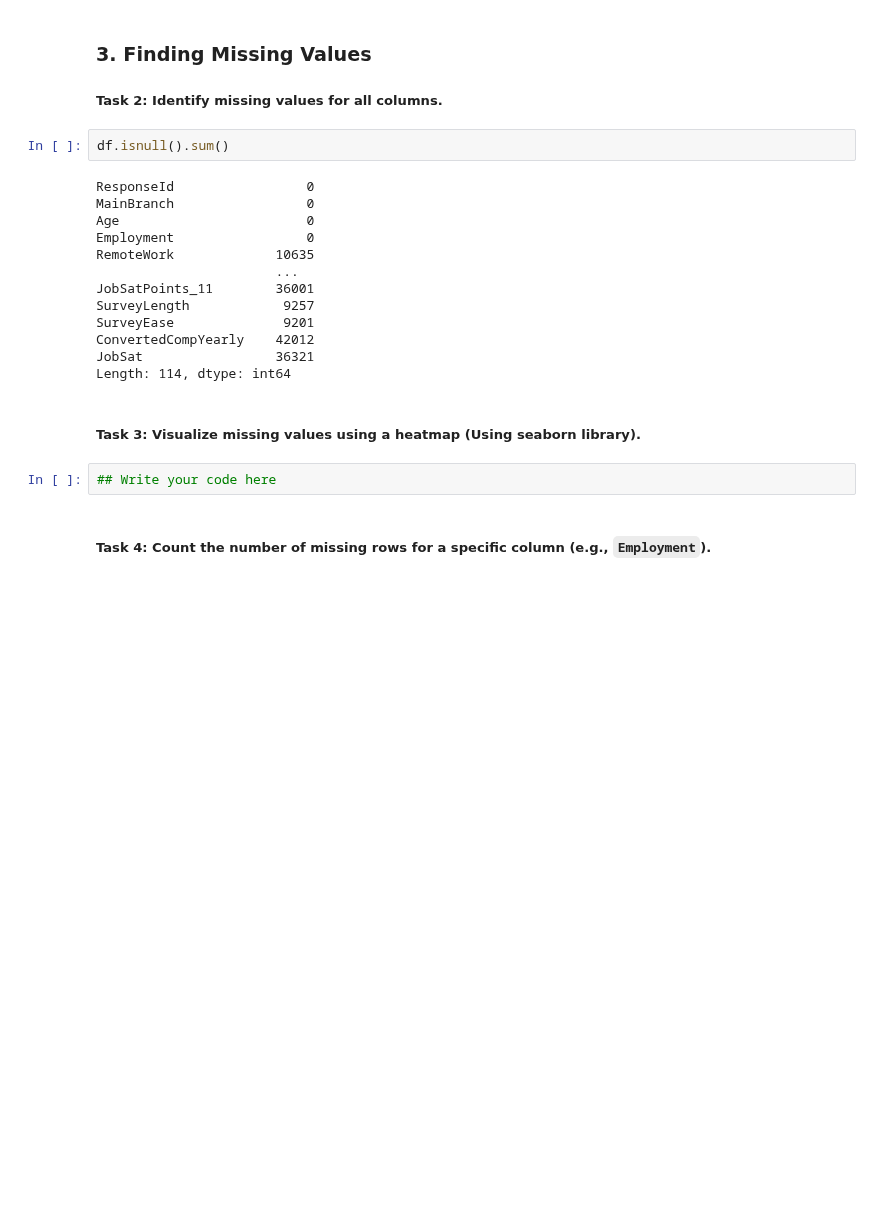
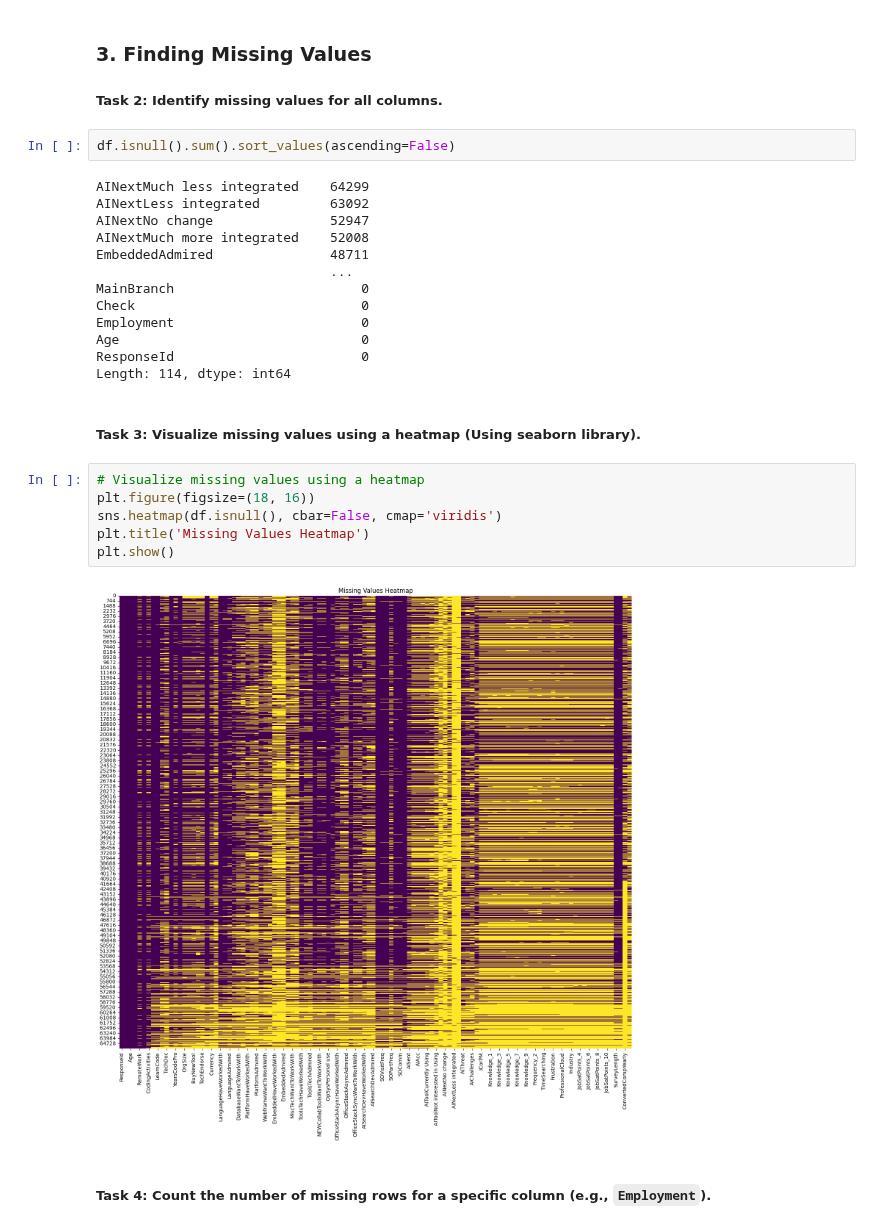
Before and after one commit to jad3ch3n/ibm-data-analyst-professional-certification, a Jupyter notebook: C9-IBM Data Analyst Capstone Project/c9lab8-finding-missing-values.ipynb, the cells around one changed output. Saved outputs shown, nothing was run; the diff lists cells and outputs as text; blank space fills up the shorter version.

```diff
--- a/C9-IBM Data Analyst Capstone Project/c9lab8-finding-missing-values.ipynb
+++ b/C9-IBM Data Analyst Capstone Project/c9lab8-finding-missing-values.ipynb
@@ -95,24 +95,30 @@ memory usage: 56.9 MB
 ### 3. Finding Missing Values
 ##### Task 2: Identify missing values for all columns.
 # %%
-df.isnull().sum()
+df.isnull().sum().sort_values(ascending=False)
 # %% [output]
-ResponseId                 0
-MainBranch                 0
-Age                        0
-Employment                 0
-RemoteWork             10635
-                       ...
-JobSatPoints_11        36001
-SurveyLength            9257
-SurveyEase              9201
-ConvertedCompYearly    42012
-JobSat                 36321
+AINextMuch less integrated    64299
+AINextLess integrated         63092
+AINextNo change               52947
+AINextMuch more integrated    52008
+EmbeddedAdmired               48711
+                              ...
+MainBranch                        0
+Check                             0
+Employment                        0
+Age                               0
+ResponseId                        0
 Length: 114, dtype: int64
 # %% [markdown]
 ##### Task 3: Visualize missing values using a heatmap (Using seaborn library).
 # %%
-## Write your code here
+# Visualize missing values using a heatmap
+plt.figure(figsize=(18, 16))
+sns.heatmap(df.isnull(), cbar=False, cmap='viridis')
+plt.title('Missing Values Heatmap')
+plt.show()
+# %% [output]
+[figure, added]
 # %% [markdown]
 ##### Task 4: Count the number of missing rows for a specific column (e.g., `Employment`).
 # %%
```
Also changed, not shown: parts of 4 cells of this notebook.
